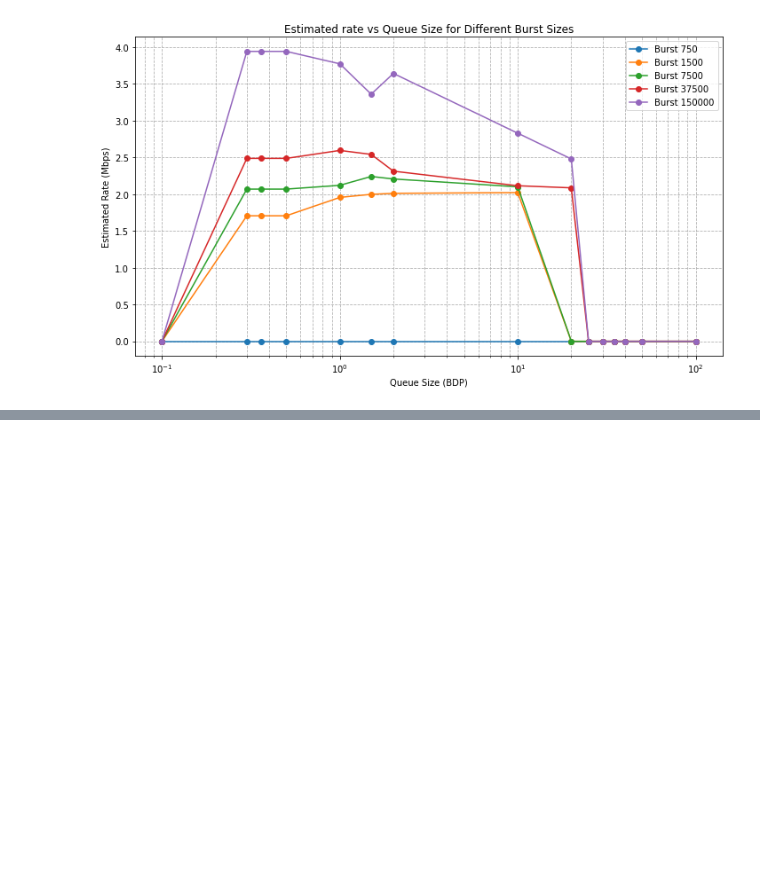
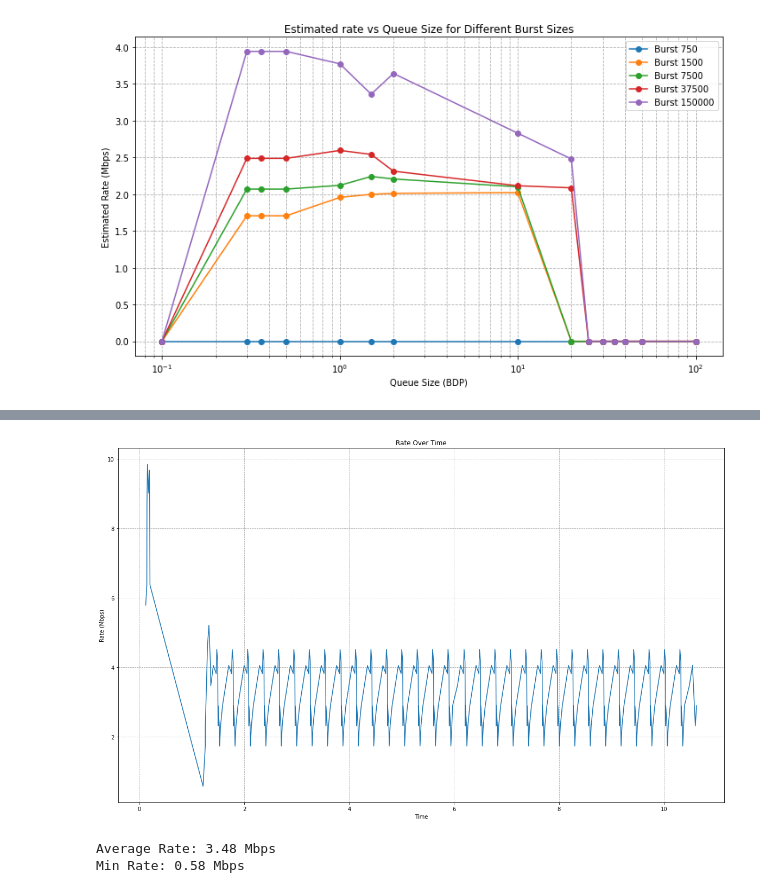
Before and after one commit to MRimk/Traffic-Policing-Inference-Simulation, a Jupyter notebook: note_analyse_results.ipynb, the cells around one changed output, grey strips where cells are left out. Drawn from its saved outputs; the diff is of its cells as text; code cells hidden in the pictures; blank space fills up the shorter version.

```diff
--- a/note_analyse_results.ipynb
+++ b/note_analyse_results.ipynb
@@ -323,0 +346,18 @@ plot_estimated_rate(df_custom)
+# %%
+plt.figure(figsize=(20, 12))
+plt.plot(df_cwnd['time'], df_cwnd['rate'])
+plt.xlabel('Time')
+plt.ylabel('Rate (Mbps)')
+plt.title('Rate Over Time')
+plt.grid(True, which='both', linestyle='--')
+
+plt.show()
+
+average_rate = df_cwnd['rate'].mean()
+print(f"Average Rate: {average_rate:.2f} Mbps")
+min_rate = df_cwnd['rate'].min()
+print(f"Min Rate: {min_rate:.2f} Mbps")
+# %% [output]
+[figure, added]
+Average Rate: 3.48 Mbps
+Min Rate: 0.58 Mbps
```
Also changed, not shown: parts of 5 cells of this notebook, 2 other files.
